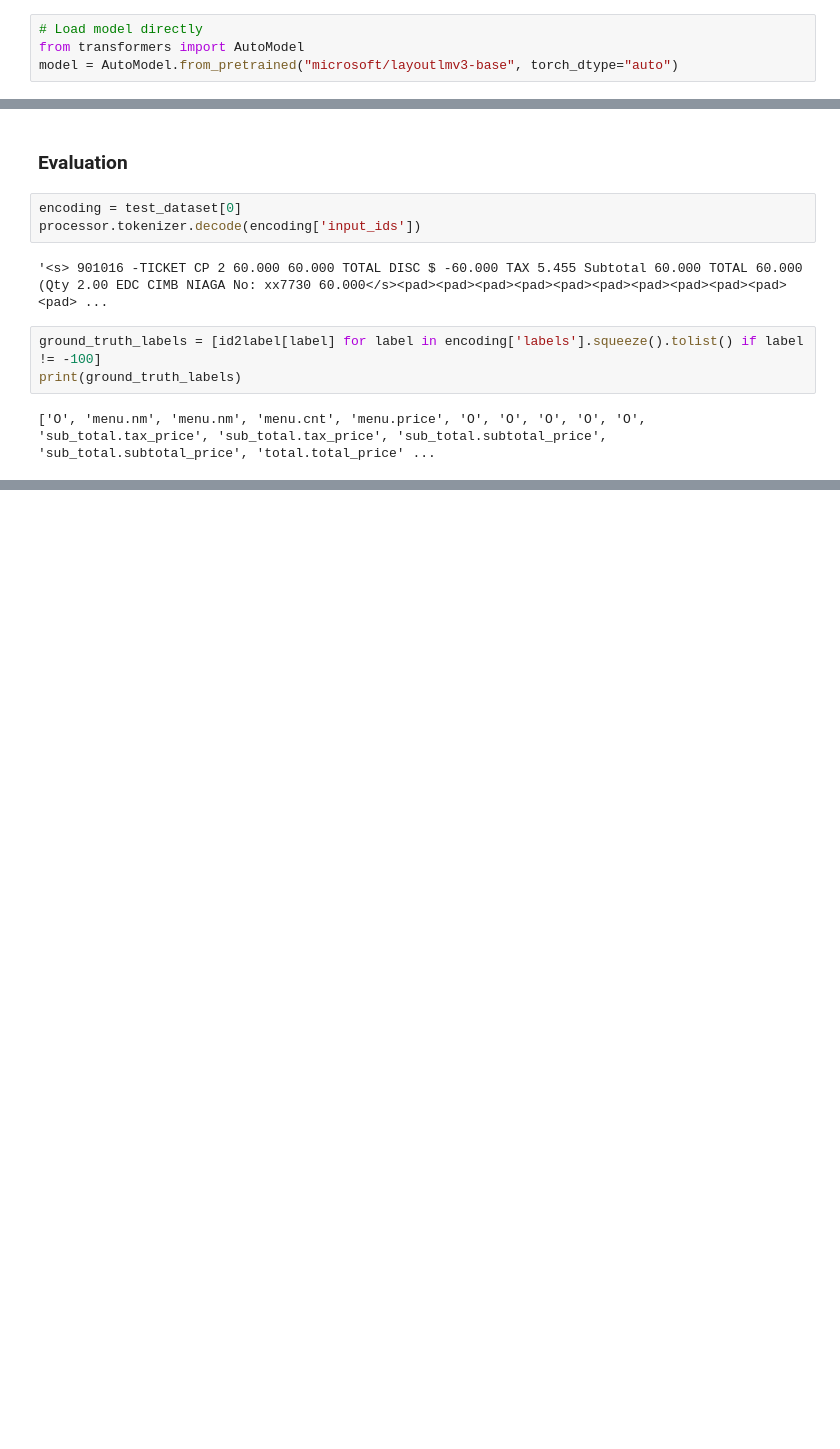
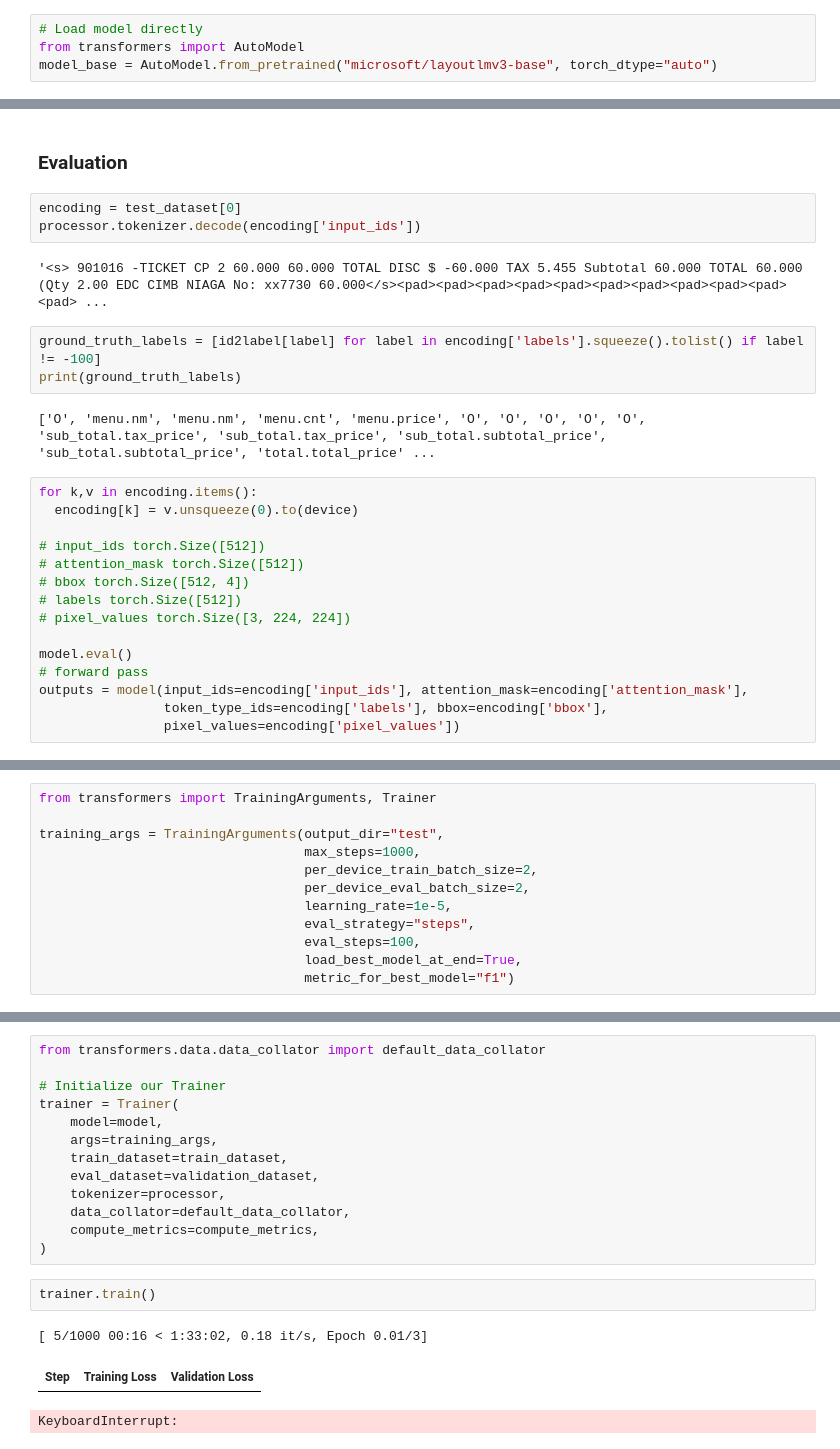
Before and after one commit to NamanZelawat/Kaggle_Gym, a Jupyter notebook: YANS_v3.ipynb, the cells around one changed output, grey strips where cells are left out. Drawn from its saved outputs; the diff is of its cells as text; blank space fills up the shorter version.

Commit message:
Some evaluation and training.

```diff
--- a/YANS_v3.ipynb
+++ b/YANS_v3.ipynb
@@ -411,7 +414,7 @@ Estimated Total Size (MB): 1705.80
 # %%
 # Load model directly
 from transformers import AutoModel
-model = AutoModel.from_pretrained("microsoft/layoutlmv3-base", torch_dtype="auto")
+model_base = AutoModel.from_pretrained("microsoft/layoutlmv3-base", torch_dtype="auto")
 # %%
 from torchinfo import summary
 
@@ -446,3 +451,18 @@ ground_truth_labels = [id2label[label] for label in encoding['labels'].squeeze()
 print(ground_truth_labels)
 # %% [output]
 ['O', 'menu.nm', 'menu.nm', 'menu.cnt', 'menu.price', 'O', 'O', 'O', 'O', 'O', 'sub_total.tax_price', 'sub_total.tax_price', 'sub_total.subtotal_price', 'sub_total.subtotal_price', 'total.total_price' ...
+# %%
+for k,v in encoding.items():
+  encoding[k] = v.unsqueeze(0).to(device)
+
+# input_ids torch.Size([512])
+# attention_mask torch.Size([512])
+# bbox torch.Size([512, 4])
+# labels torch.Size([512])
+# pixel_values torch.Size([3, 224, 224])
+
+model.eval()
+# forward pass
+outputs = model(input_ids=encoding['input_ids'], attention_mask=encoding['attention_mask'],
+                token_type_ids=encoding['labels'], bbox=encoding['bbox'],
+                pixel_values=encoding['pixel_values'])
@@ -448,0 +471,12 @@ print(ground_truth_labels)
+# %%
+from transformers import TrainingArguments, Trainer
+
+training_args = TrainingArguments(output_dir="test",
+                                  max_steps=1000,
+                                  per_device_train_batch_size=2,
+                                  per_device_eval_batch_size=2,
+                                  learning_rate=1e-5,
+                                  eval_strategy="steps",
+                                  eval_steps=100,
+                                  load_best_model_at_end=True,
+                                  metric_for_best_model="f1")
@@ -448,0 +525,19 @@ print(ground_truth_labels)
+# %%
+from transformers.data.data_collator import default_data_collator
+
+# Initialize our Trainer
+trainer = Trainer(
+    model=model,
+    args=training_args,
+    train_dataset=train_dataset,
+    eval_dataset=validation_dataset,
+    tokenizer=processor,
+    data_collator=default_data_collator,
+    compute_metrics=compute_metrics,
+)
+# %%
+trainer.train()
+# %% [output]
+[ 5/1000 00:16 < 1:33:02, 0.18 it/s, Epoch 0.01/3]
+| Step | Training Loss | Validation Loss |
+KeyboardInterrupt:
```
Also changed, not shown: parts of 10 cells of this notebook, 2 other files.
